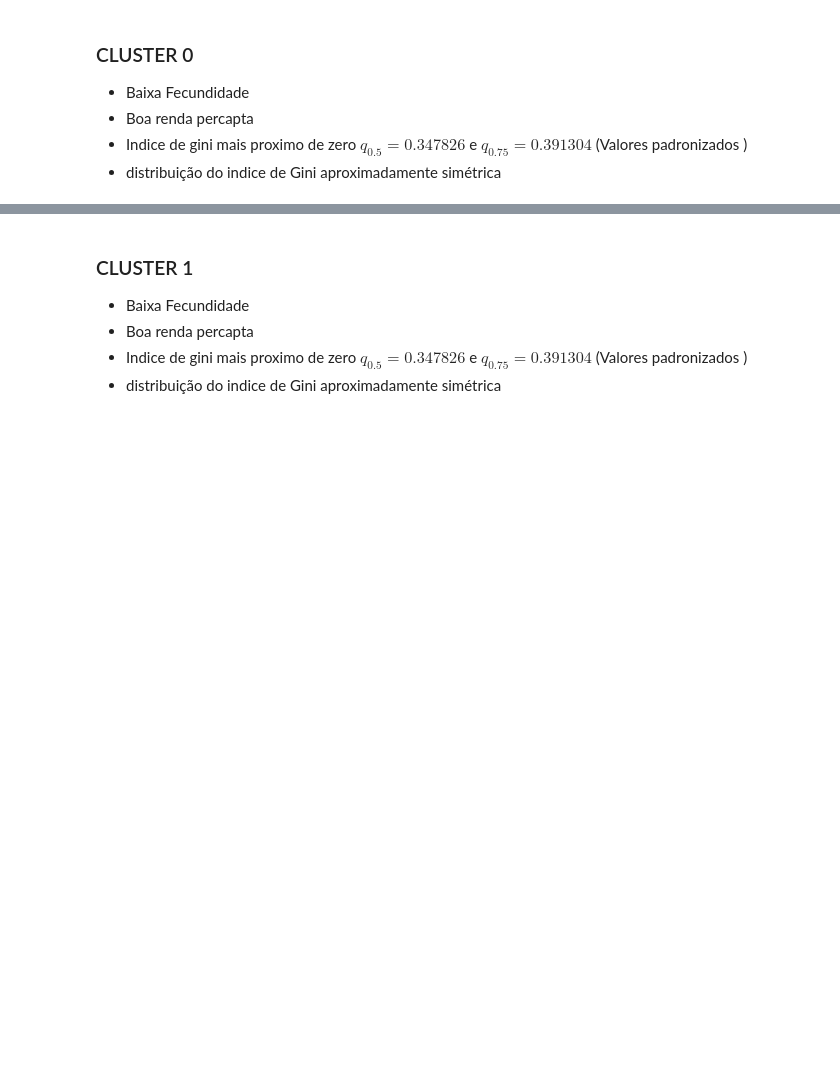
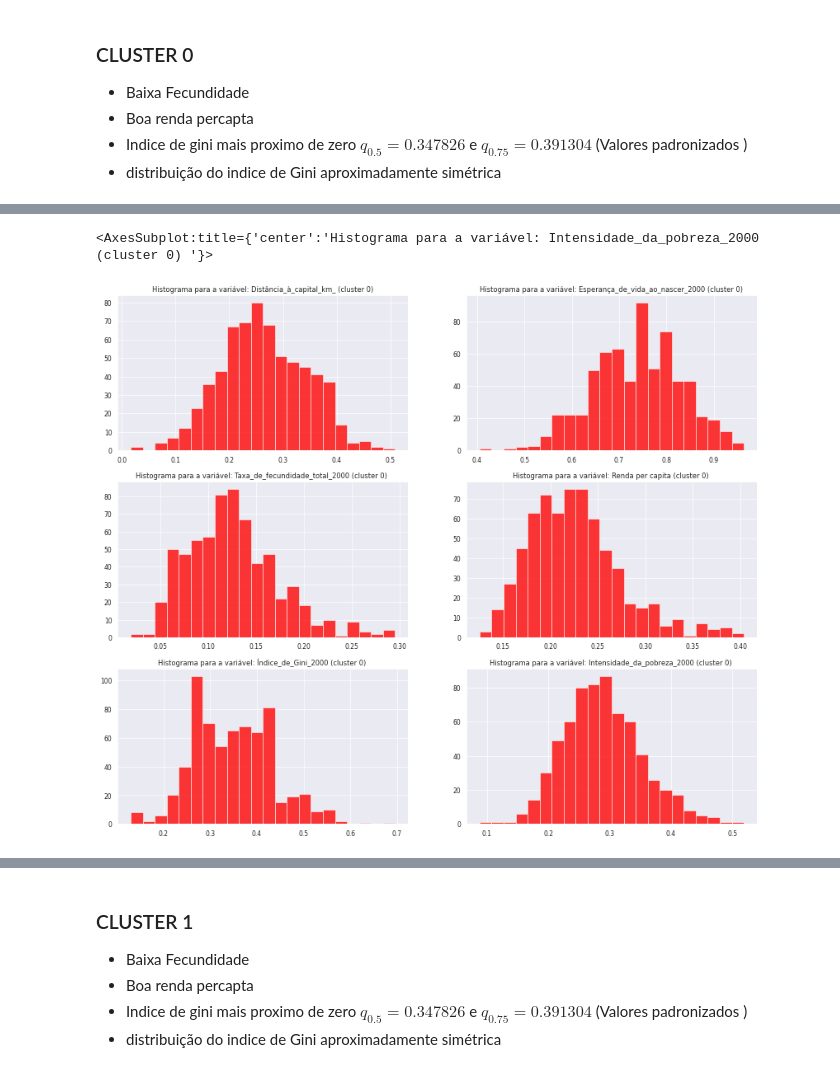
Before and after one commit to Jailsonrs/Poneglyph, a Jupyter notebook: UMAP-GMM.ipynb, the cells around one changed output, grey strips where cells are left out. Saved outputs shown, nothing was run; the diff lists cells and outputs as text; code cells hidden in the pictures; blank space fills up the shorter version.

```diff
--- a/UMAP-GMM.ipynb
+++ b/UMAP-GMM.ipynb
@@ -331,0 +313,30 @@ dados_clusterizados[dados_clusterizados['model'] == 0].describe()
+# %%
+fig, (linha_1 , linha_2, linha_3) = plt.subplots(3,2, figsize = (20,17), dpi = 50)
+
+linha_1[0].set_title("Histograma para a variável: Distância_à_capital_km_ (cluster 0)")
+dados_clusterizados[dados_clusterizados['model'] == 0]["Distância_à_capital_km_"] \
+    .hist(ax = linha_1[0], bins = 22, alpha = 0.78, color = 'red')
+
+linha_1[1].set_title("Histograma para a variável: Esperança_de_vida_ao_nascer_2000 (cluster 0)")
+dados_clusterizados[dados_clusterizados['model'] == 0]["Esperança_de_vida_ao_nascer_2000"] \
+    .hist(ax = linha_1[1], bins = 22, alpha = 0.78, color = 'red')
+
+linha_2[0].set_title("Histograma para a variável: Taxa_de_fecundidade_total_2000 (cluster 0) ")
+dados_clusterizados[dados_clusterizados['model'] == 0]["Taxa_de_fecundidade_total_2000"] \
+    .hist(ax = linha_2[0], bins = 22, alpha = 0.78, color = 'red')
+
+linha_2[1].set_title("Histograma para a variável: Renda per capita (cluster 0) ")
+dados_clusterizados[dados_clusterizados['model'] == 0]["Renda_per_Capita_2000"] \
+    .hist(ax = linha_2[1], bins = 22, alpha = 0.78, color = 'red')
+
+linha_3[0].set_title("Histograma para a variável: Índice_de_Gini_2000 (cluster 0) ")
+dados_clusterizados[dados_clusterizados['model'] == 0]["Índice_de_Gini_2000"] \
+    .hist(ax = linha_3[0], bins = 22, alpha = 0.78, color = 'red')
+
+
+linha_3[1].set_title("Histograma para a variável: Intensidade_da_pobreza_2000 (cluster 0) ")
+dados_clusterizados[dados_clusterizados['model'] == 0]["Intensidade_da_pobreza_2000"] \
+    .hist(ax = linha_3[1], bins = 22, alpha = 0.78, color = 'red')
+# %% [output]
+<AxesSubplot:title={'center':'Histograma para a variável: Intensidade_da_pobreza_2000 (cluster 0) '}>
+[figure, added]
```
Also changed, not shown: parts of 13 cells of this notebook.
